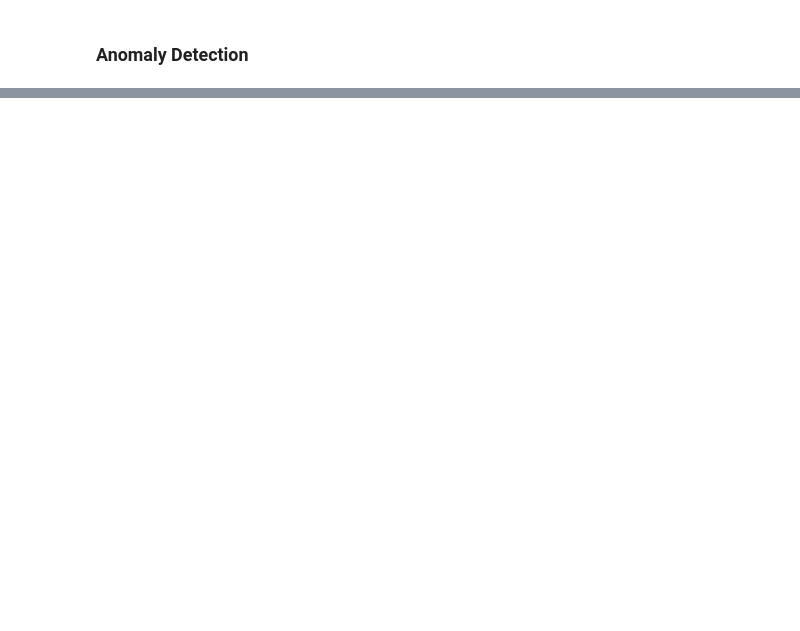
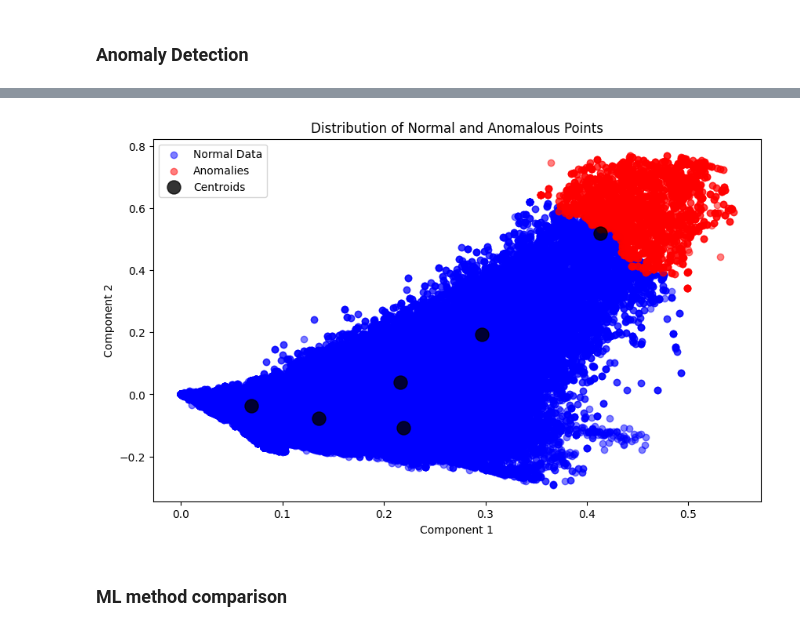
Before and after one commit to tlq010407/5003_enron, a Jupyter notebook: ML_NLP_classification.ipynb, the cells around one changed output, grey strips where cells are left out. Saved outputs shown, nothing was run; the diff lists cells and outputs as text; code cells hidden in the pictures; blank space fills up the shorter version.

```diff
--- a/ML_NLP_classification.ipynb
+++ b/ML_NLP_classification.ipynb
@@ -305,0 +400,27 @@ Anomalous email interactions:
+# %%
+# Visualize the distribution of normal and abnormal points
+fig, ax = plt.subplots(figsize=(10, 6))
+
+# Plot normal points
+normal_points = datasvd[df['Anomaly'] == 0]
+ax.scatter(normal_points[:, 0], normal_points[:, 1], c='blue', label='Normal Data', alpha=0.5)
+
+# Plot abnormal points
+anomalous_points = datasvd[df['Anomaly'] == 1]
+ax.scatter(anomalous_points[:, 0], anomalous_points[:, 1], c='red', label='Anomalies', alpha=0.5)
+
+# Plot centroids
+ax.scatter(centroids[:, 0], centroids[:, 1], s=150, c='black', alpha=0.8, label='Centroids')
+
+# Set plot title and labels
+ax.set_title('Distribution of Normal and Anomalous Points')
+ax.set_xlabel('Component 1')
+ax.set_ylabel('Component 2')
+ax.legend()
+
+# Show plot
+plt.show()
+# %% [output]
+[figure, added]
+# %% [markdown]
+### ML method comparison
```
Also changed, not shown: parts of 24 cells of this notebook.
